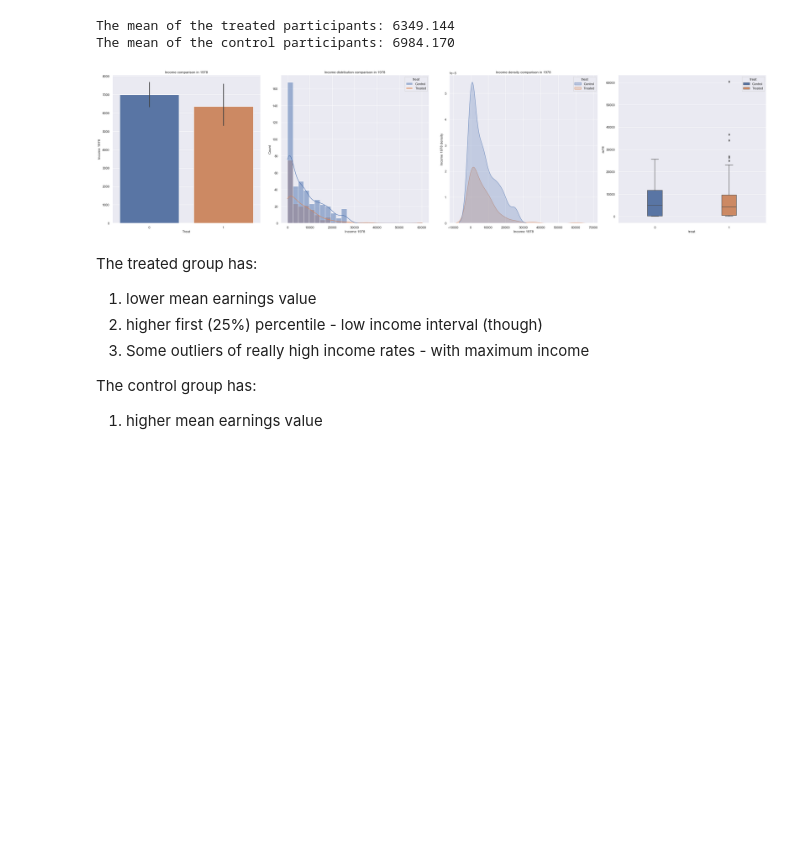
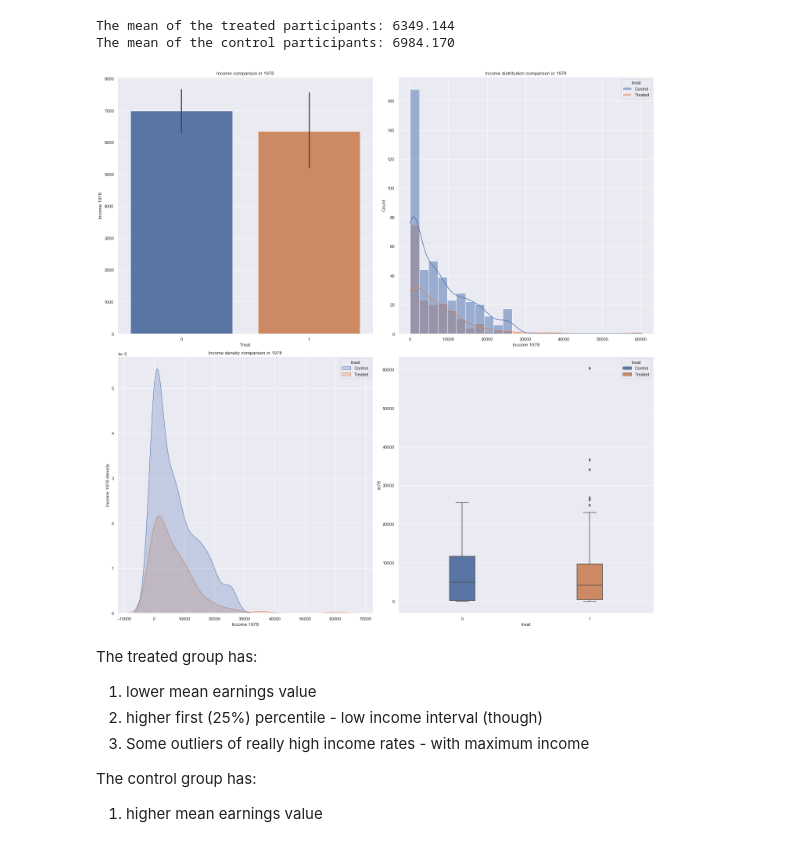
Before and after one commit to nourGhribi/2020, a Jupyter notebook: Tutorials/05 - Observational studies/Observational studies exercise.ipynb, the cells around one changed output. Saved outputs shown, nothing was run; the diff lists cells and outputs as text; code cells hidden in the pictures; blank space fills up the shorter version.

```diff
--- a/Tutorials/05 - Observational studies/Observational studies exercise.ipynb
+++ b/Tutorials/05 - Observational studies/Observational studies exercise.ipynb
@@ -67,39 +72,39 @@ print("The mean of the treated participants: {tr:.3f}\nThe mean of the control p
 The mean of the treated participants: 6349.144
 The mean of the control participants: 6984.170
 # %%
-fig, axs = plt.subplots(1,4,figsize=(32,8))
+fig, axs = plt.subplots(2,2,figsize=(20,20))
 
 axs = axs.flatten()
 #subplot 1
 sns.barplot(x="treat",y="re78", data=df, estimator=np.mean, ax=axs[0])
 axs[0].set(title='Income comparison in 1978',ylabel='Income 1978', xlabel='Treat')
 
 #subplot 2
 ax = sns.histplot(df, x='re78', hue="treat", kde=True, ax=axs[1])
 axs[1].set(title='Income distribution comparison in 1978',xlabel='Income 1978', ylabel='Count')
 #fix the legend
 leg = fig.axes[1].get_legend()
 new_labels = ['Control', 'Treated']
 for t, l in zip(leg.texts, new_labels): t.set_text(l)
 
 #subplot 3
 ax = sns.kdeplot(data=df, x="re78", hue="treat", fill=True, ax=axs[2])
 axs[2].set(title='Income density comparison in 1978',ylabel='Income 1978 density', xlabel='Income 1978')
 #fix the legend
 leg = fig.axes[2].get_legend()
 new_labels = ['Control', 'Treated']
 for t, l in zip(leg.texts, new_labels): t.set_text(l)
 
 #subplot 4
 ax = sns.boxplot(data=df, x="treat", y="re78", hue="treat", width=0.2, dodge=False, ax=axs[3])
 #fix the legend
 leg = fig.axes[3].get_legend()
 new_labels = ['Control', 'Treated']
 for t, l in zip(leg.texts, new_labels): t.set_text(l)
 fig.tight_layout()
 plt.show()
 # %% [output]
-[figure, old version]
+[figure, new version]
 # %% [markdown]
 The treated group has:
 
```
Also changed, not shown: parts of 40 cells of this notebook, 4 other files.
